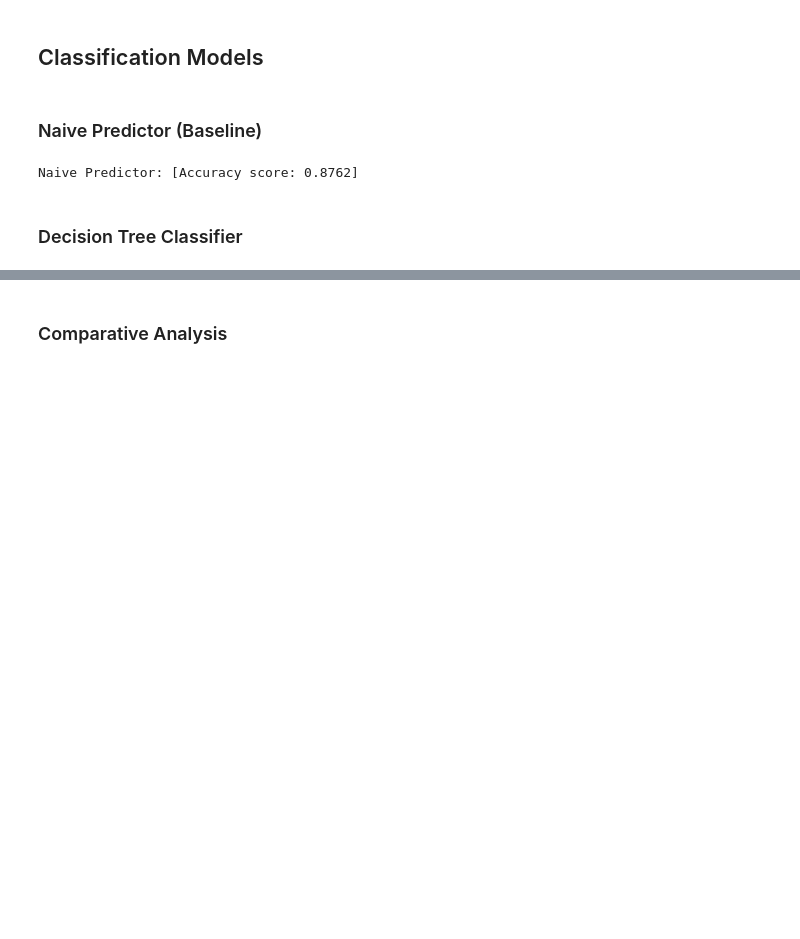
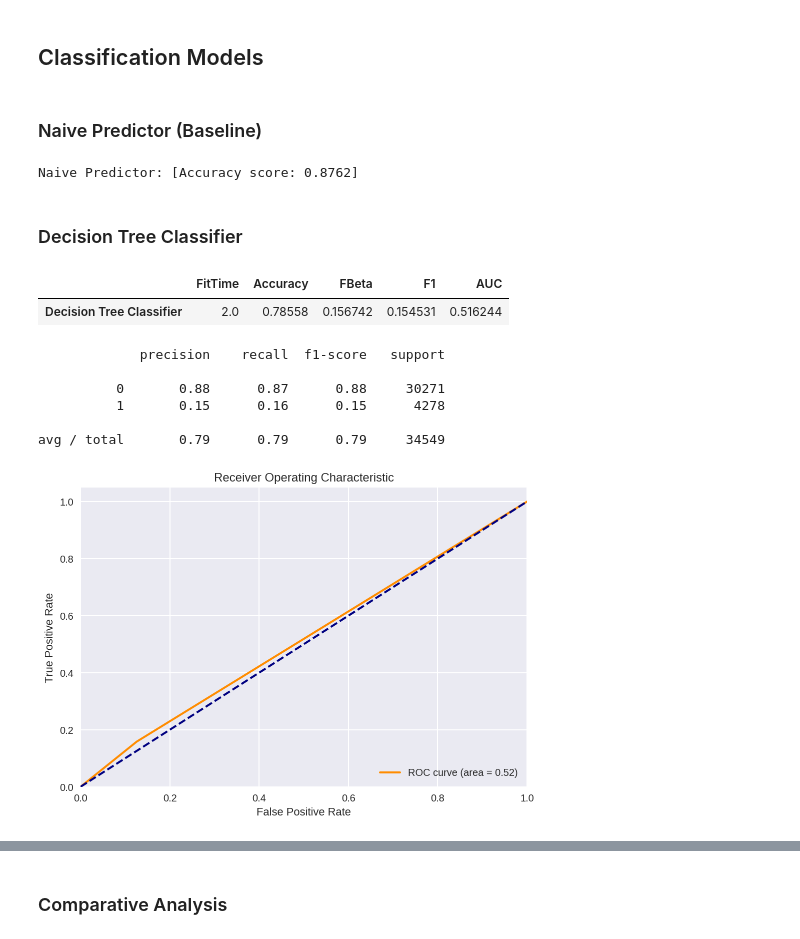
Before and after one commit to vnaidu/loan-default-classifier, a Jupyter notebook: loan-status.ipynb, the cells around one changed output, grey strips where cells are left out. Saved outputs shown, nothing was run; the diff lists cells and outputs as text; code cells hidden in the pictures; blank space fills up the shorter version.

```diff
--- a/loan-status.ipynb
+++ b/loan-status.ipynb
@@ -391,11 +398,21 @@ Naive Predictor: [Accuracy score: 0.8762]
 # %% [markdown]
 ### Decision Tree Classifier
 # %%
-from sklearn.tree import DecisionTreeClassifier
-tree_clf_baseline = DecisionTreeClassifier(random_state=11)
-tree_pipe_baseline = Pipeline([('imp', Imputer(strategy='median')), ('clf', tree_clf_baseline)])
+tree_clf = DecisionTreeClassifier(class_weight='balanced', random_state=11)
+tree_pipeline = Pipeline([('imp', Imputer(strategy='median')), ('clf', tree_clf)])
+tree_model = LearningModel('Decision Tree Classifier', tree_pipeline)
+# notes='Baseline Model'
 
-model_tree_baseline = train_model('Decision Tree Classifier', tree_pipe_baseline, X_train, y_train, X_test, y_test,
-                               report=True, plot_roc=True, notes='Baseline Model')
-
-model_evals = eval_db(model_tree_baseline['evaluation'])
+tree_model.fit_and_predict(**train_test_sets)
+tree_model.display_evaluation()
+model_evals = eval_db(tree_model.eval_report)
+# %% [output]
+|  | FitTime | Accuracy | FBeta | F1 | AUC |
+| Decision Tree Classifier | 2.0 | 0.78558 | 0.156742 | 0.154531 | 0.516244 |
+             precision    recall  f1-score   support
+
+          0       0.88      0.87      0.88     30271
+          1       0.15      0.16      0.15      4278
+
+avg / total       0.79      0.79      0.79     34549
+[figure, added]
```
Also changed, not shown: parts of 25 cells of this notebook.
